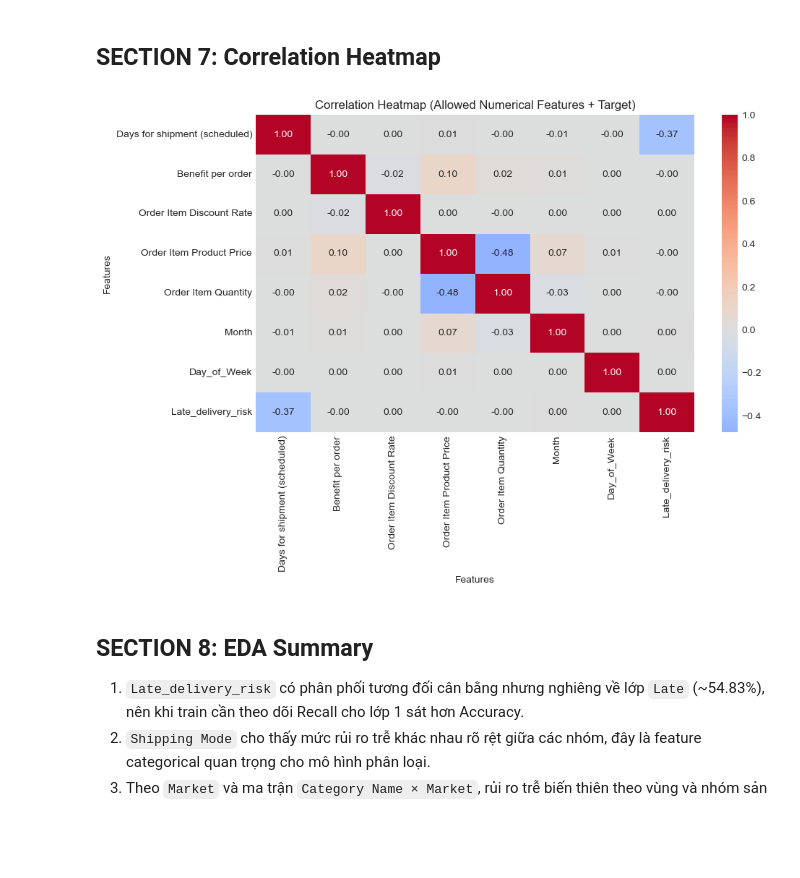
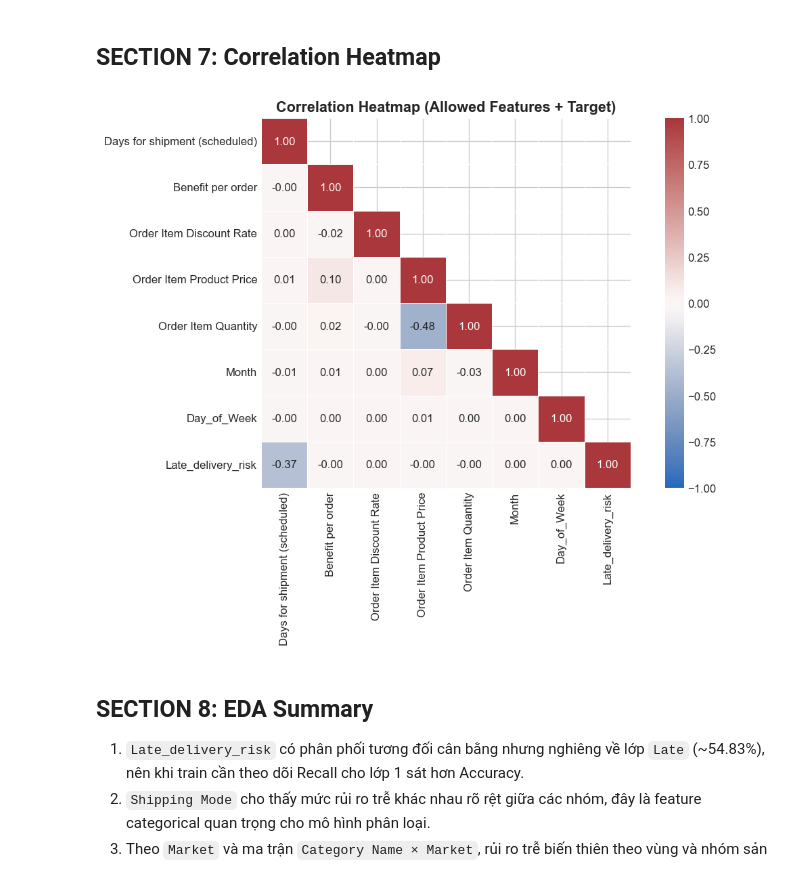
Before and after one commit to nguyentrann0703/AIO_Conquer_warm_up_02, a Jupyter notebook: notebooks/01_eda.ipynb, the cells around one changed output. Saved outputs shown, nothing was run; the diff lists cells and outputs as text; code cells hidden in the pictures; blank space fills up the shorter version.

```diff
--- a/notebooks/01_eda.ipynb
+++ b/notebooks/01_eda.ipynb
@@ -230,27 +304,37 @@ Quick note: Compare median/mean scheduled days for class 0 vs 1 to assess relati
 # %%
 corr_cols = [
     'Days for shipment (scheduled)',
     'Benefit per order',
     'Order Item Discount Rate',
     'Order Item Product Price',
     'Order Item Quantity',
     'Month',
     'Day_of_Week',
     TARGET,
 ]
 
 corr_df = df[corr_cols].copy()
 correlation_matrix = corr_df.corr(numeric_only=True)
 
-plt.figure(figsize=(10, 7))
-sns.heatmap(correlation_matrix, annot=True, fmt='.2f', cmap='coolwarm', center=0)
-plt.title('Correlation Heatmap (Allowed Numerical Features + Target)')
-plt.xlabel('Features')
-plt.ylabel('Features')
+mask = np.zeros_like(correlation_matrix, dtype=bool)
+mask[np.triu_indices_from(mask, k=1)] = True
+
+fig, ax = plt.subplots(figsize=(10, 7))
+sns.heatmap(
+    correlation_matrix,
+    mask=mask,
+    annot=True, fmt='.2f',
+    cmap='vlag', center=0,
+    vmin=-1, vmax=1,
+    linewidths=0.5, linecolor='white',
+    square=True,
+    ax=ax,
+)
+ax.set_title('Correlation Heatmap (Allowed Features + Target)')
 plt.tight_layout()
 plt.show()
 # %% [output]
-[figure, old version]
+[figure, new version]
 # %% [markdown]
 ## SECTION 8: EDA Summary
 
```
Also changed, not shown: parts of 7 cells of this notebook, 13 other files.
